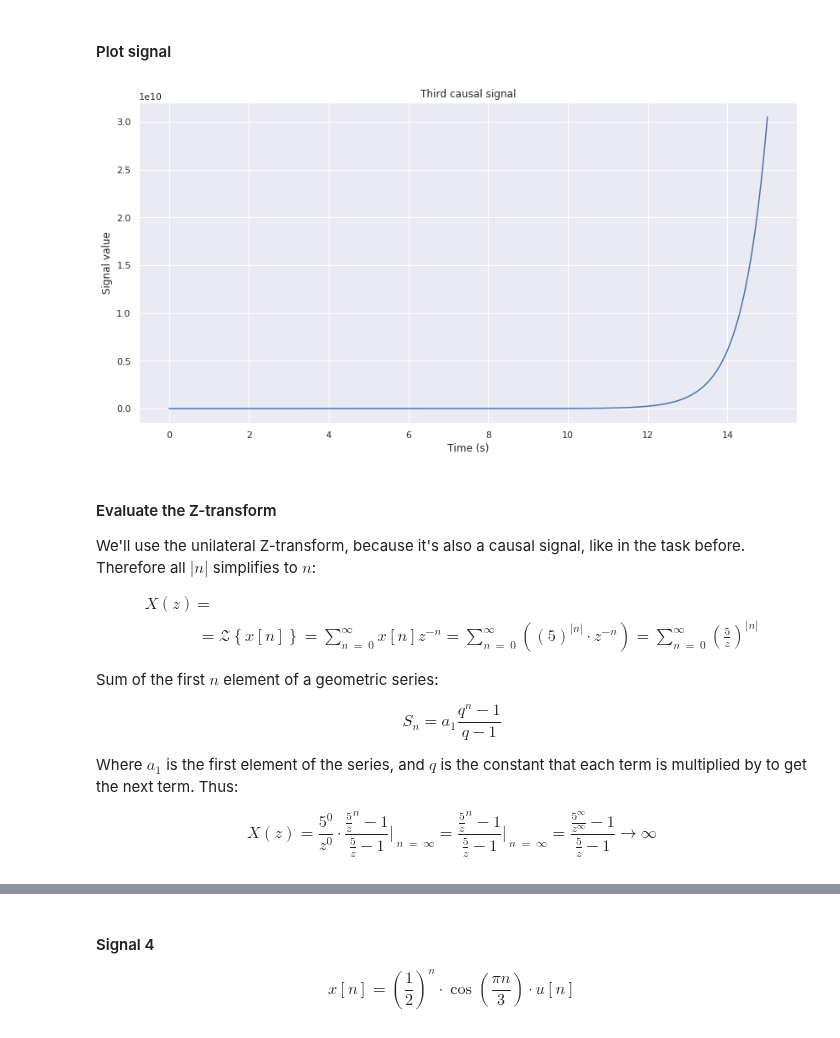
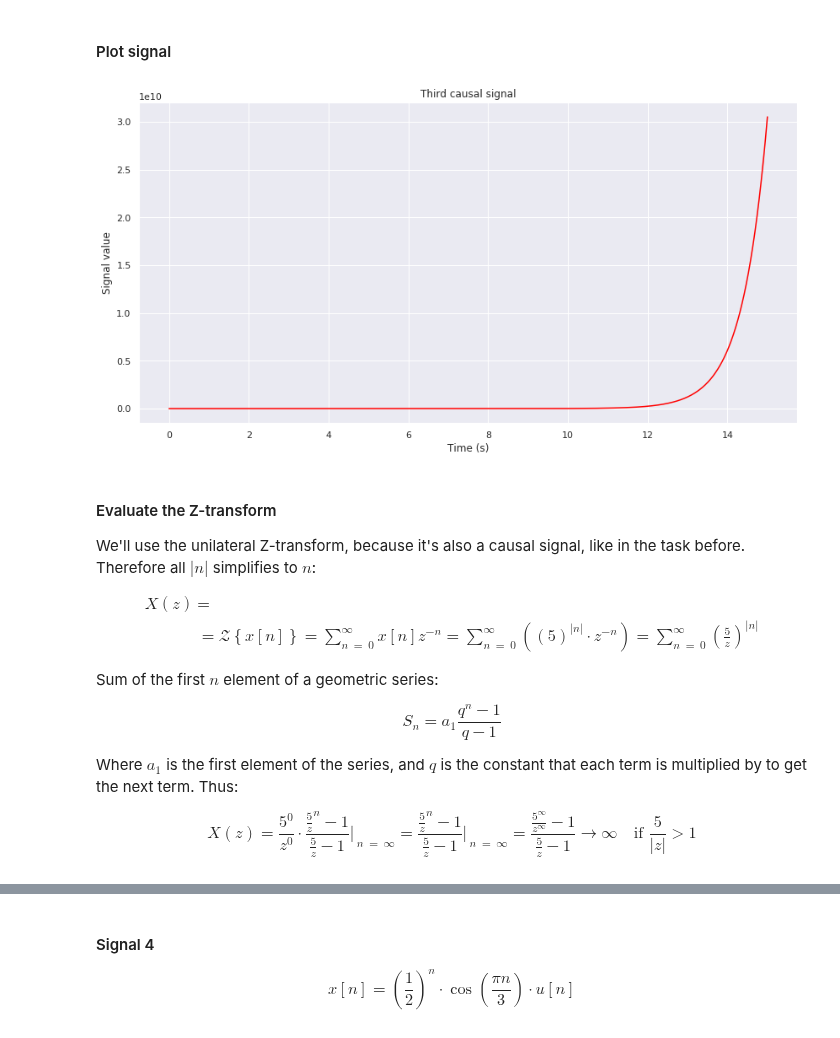
Before and after one commit to masterdesky/ELTE-signal-processing-2018, a Jupyter notebook: Assignment 4/Assignment 4.ipynb, the cells around one changed output, grey strips where cells are left out. Saved outputs shown, nothing was run; the diff lists cells and outputs as text; code cells hidden in the pictures.

```diff
--- a/Assignment 4/Assignment 4.ipynb
+++ b/Assignment 4/Assignment 4.ipynb
@@ -252,16 +285,16 @@ time_3, signal_3 = f_3(t_3)
 # %%
 nrows = 1
 ncols = 1
 fig_3, axes_3 = plt.subplots(nrows=nrows, ncols=ncols, figsize=(ncols*14, nrows*7))
 
-axes_3.plot(time_3, signal_3)
+axes_3.plot(time_3, signal_3, c='red')
 axes_3.set_title("Third causal signal")
 axes_3.set_xlabel("Time (s)")
 axes_3.set_ylabel("Signal value")
 
 plt.show()
 # %% [output]
-[figure, old version]
+[figure, new version]
 # %% [markdown]
 #### Evaluate the Z-transform
 
@@ -284,5 +317,5 @@ Where $a_1$ is the first element of the series, and $q$ is the constant that eac
 Thus:
 
 $$
-X(z) = \frac{5^{0}}{z^{0}} \cdot \frac{{\tfrac{5}{z}}^{n} - 1}{\tfrac{5}{z} - 1} \Biggr\rvert_{\ n\ =\ \infty} = \frac{{\tfrac{5}{z}}^{n} - 1}{\tfrac{5}{z} - 1} \Biggr\rvert_{\ n\ =\ \infty} = \frac{{\tfrac{5^{\infty}}{z^{\infty}}} - 1}{\tfrac{5}{z} - 1} \longrightarrow \infty
+X(z) = \frac{5^{0}}{z^{0}} \cdot \frac{{\tfrac{5}{z}}^{n} - 1}{\tfrac{5}{z} - 1} \Biggr\rvert_{\ n\ =\ \infty} = \frac{{\tfrac{5}{z}}^{n} - 1}{\tfrac{5}{z} - 1} \Biggr\rvert_{\ n\ =\ \infty} = \frac{{\tfrac{5^{\infty}}{z^{\infty}}} - 1}{\tfrac{5}{z} - 1} \longrightarrow \infty \quad \text{if $\frac{5}{\left| z \right|} > 1$}
 $$
```
Also changed, not shown: parts of 17 cells of this notebook, 1 other file.
